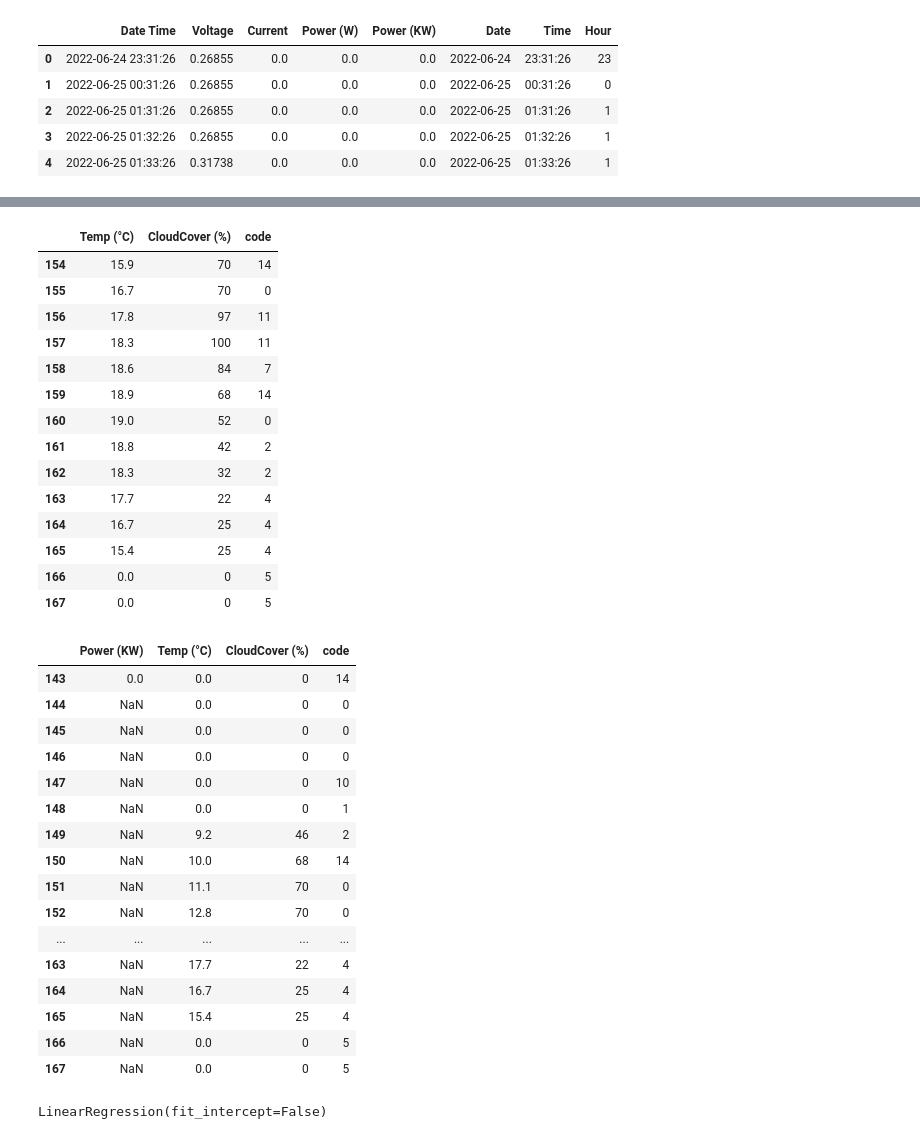
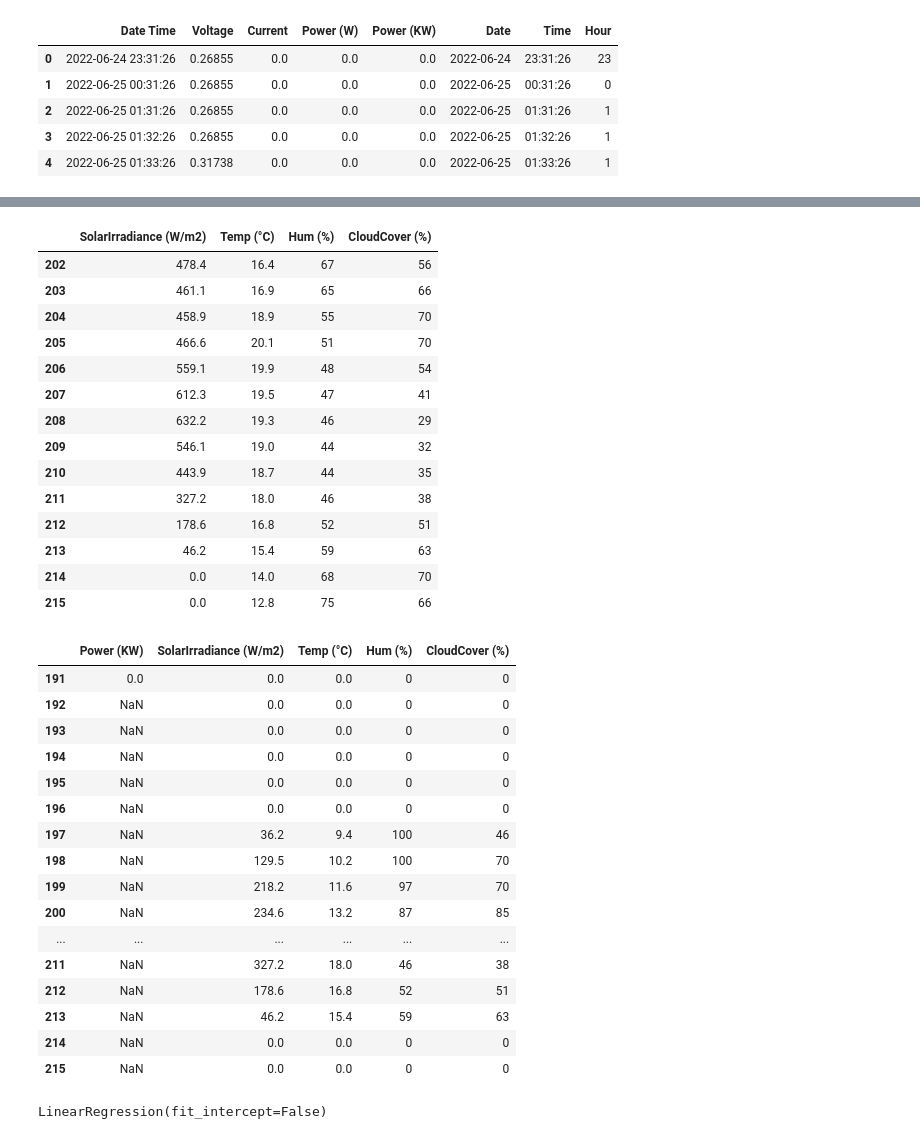
Before and after one commit to Mubeen31/solar-power-predictions, a Jupyter notebook: ML models/Multivariable linear regression model - Copy/multivariable linear regression model.ipynb, the cells around one changed output, grey strips where cells are left out. Cells and saved outputs as stored; diff of their text form; code cells hidden in the pictures.

```diff
--- a/ML models/Multivariable linear regression model - Copy/multivariable linear regression model.ipynb
+++ b/ML models/Multivariable linear regression model - Copy/multivariable linear regression model.ipynb
@@ -115,53 +100,49 @@ header_list = ['Date', 'Time', 'SolarIrradiance (W/m2)', 'weather status', 'Temp
               'Direction', 'Hum (%)', 'Visibility (km)', 'UVIndex', 'UVIndexText', 'PreProbability (%)', 'RainProbability (%)',
               'CloudCover (%)']
 weather_data = pd.read_csv('hourly_weather_forecasted_data.csv', names = header_list, encoding= 'unicode_escape')
-# weather_data['modified_weather_status'] = weather_data['weather status'].map(data_selection)
-weather_data['code'] = pd.factorize(weather_data['weather status'])[0]
-weather_data.loc[weather_data['SolarIrradiance (W/m2)'] == 0, ['Temp (°C)', 'Hum (%)', 'CloudCover (%)']] = 0
-weather_data.drop(['Date', 'Time', 'SolarIrradiance (W/m2)', 'weather status', 'RealFeelTemp (°C)', 'DewPoint (°C)', 'Wind (km/h)', 'Direction', 'Visibility (km)', 'UVIndex',
-                   'UVIndexText', 'PreProbability (%)', 'RainProbability (%)', 'Hum (%)'], axis = 1, inplace = True)
-# weather_data['weather status'].unique()
+weather_data.drop(['Date', 'Time', 'RealFeelTemp (°C)', 'DewPoint (°C)', 'Wind (km/h)', 'Direction', 'Visibility (km)', 'UVIndex',
+                   'UVIndexText', 'PreProbability (%)', 'RainProbability (%)', 'weather status'], axis = 1, inplace = True)
 weather_data.tail(14)
 # %% [output]
-|  | Temp (°C) | CloudCover (%) | code |
-| 154 | 15.9 | 70 | 14 |
-| 155 | 16.7 | 70 | 0 |
-| 156 | 17.8 | 97 | 11 |
-| 157 | 18.3 | 100 | 11 |
-| 158 | 18.6 | 84 | 7 |
-| 159 | 18.9 | 68 | 14 |
-| 160 | 19.0 | 52 | 0 |
-| 161 | 18.8 | 42 | 2 |
-| 162 | 18.3 | 32 | 2 |
-| 163 | 17.7 | 22 | 4 |
-| 164 | 16.7 | 25 | 4 |
-| 165 | 15.4 | 25 | 4 |
-| 166 | 0.0 | 0 | 5 |
-| 167 | 0.0 | 0 | 5 |
+|  | SolarIrradiance (W/m2) | Temp (°C) | Hum (%) | CloudCover (%) |
+| 202 | 478.4 | 16.4 | 67 | 56 |
+| 203 | 461.1 | 16.9 | 65 | 66 |
+| 204 | 458.9 | 18.9 | 55 | 70 |
+| 205 | 466.6 | 20.1 | 51 | 70 |
+| 206 | 559.1 | 19.9 | 48 | 54 |
+| 207 | 612.3 | 19.5 | 47 | 41 |
+| 208 | 632.2 | 19.3 | 46 | 29 |
+| 209 | 546.1 | 19.0 | 44 | 32 |
+| 210 | 443.9 | 18.7 | 44 | 35 |
+| 211 | 327.2 | 18.0 | 46 | 38 |
+| 212 | 178.6 | 16.8 | 52 | 51 |
+| 213 | 46.2 | 15.4 | 59 | 63 |
+| 214 | 0.0 | 14.0 | 68 | 70 |
+| 215 | 0.0 | 12.8 | 75 | 66 |
 # %%
 df1 = pd.concat([daily_hourly_values, weather_data], axis = 1)
 df1.drop(['Date', 'Hour'], axis = 1, inplace = True)
-# df1.loc[df1['SolarIrradiance (W/m2)'] == 0, ['Temp (°C)', 'Hum (%)', 'CloudCover (%)']] = 0
+df1.loc[df1['SolarIrradiance (W/m2)'] == 0, ['Temp (°C)', 'Hum (%)', 'CloudCover (%)']] = 0
 # df1.to_csv('solar_energy_predictions.csv')
 df1.tail(25)
 # %% [output]
-|  | Power (KW) | Temp (°C) | CloudCover (%) | code |
-| 143 | 0.0 | 0.0 | 0 | 14 |
-| 144 | NaN | 0.0 | 0 | 0 |
-| 145 | NaN | 0.0 | 0 | 0 |
-| 146 | NaN | 0.0 | 0 | 0 |
-| 147 | NaN | 0.0 | 0 | 10 |
-| 148 | NaN | 0.0 | 0 | 1 |
-| 149 | NaN | 9.2 | 46 | 2 |
-| 150 | NaN | 10.0 | 68 | 14 |
-| 151 | NaN | 11.1 | 70 | 0 |
-| 152 | NaN | 12.8 | 70 | 0 |
-| ... | ... | ... | ... | ... |
-| 163 | NaN | 17.7 | 22 | 4 |
-| 164 | NaN | 16.7 | 25 | 4 |
-| 165 | NaN | 15.4 | 25 | 4 |
-| 166 | NaN | 0.0 | 0 | 5 |
-| 167 | NaN | 0.0 | 0 | 5 |
+|  | Power (KW) | SolarIrradiance (W/m2) | Temp (°C) | Hum (%) | CloudCover (%) |
+| 191 | 0.0 | 0.0 | 0.0 | 0 | 0 |
+| 192 | NaN | 0.0 | 0.0 | 0 | 0 |
+| 193 | NaN | 0.0 | 0.0 | 0 | 0 |
+| 194 | NaN | 0.0 | 0.0 | 0 | 0 |
+| 195 | NaN | 0.0 | 0.0 | 0 | 0 |
+| 196 | NaN | 0.0 | 0.0 | 0 | 0 |
+| 197 | NaN | 36.2 | 9.4 | 100 | 46 |
+| 198 | NaN | 129.5 | 10.2 | 100 | 70 |
+| 199 | NaN | 218.2 | 11.6 | 97 | 70 |
+| 200 | NaN | 234.6 | 13.2 | 87 | 85 |
+| ... | ... | ... | ... | ... | ... |
+| 211 | NaN | 327.2 | 18.0 | 46 | 38 |
+| 212 | NaN | 178.6 | 16.8 | 52 | 51 |
+| 213 | NaN | 46.2 | 15.4 | 59 | 63 |
+| 214 | NaN | 0.0 | 0.0 | 0 | 0 |
+| 215 | NaN | 0.0 | 0.0 | 0 | 0 |
 # %%
 count_total_rows = len(df1) - 24
 # %%
```
Also changed, not shown: parts of 17 cells of this notebook, 10 other files.
